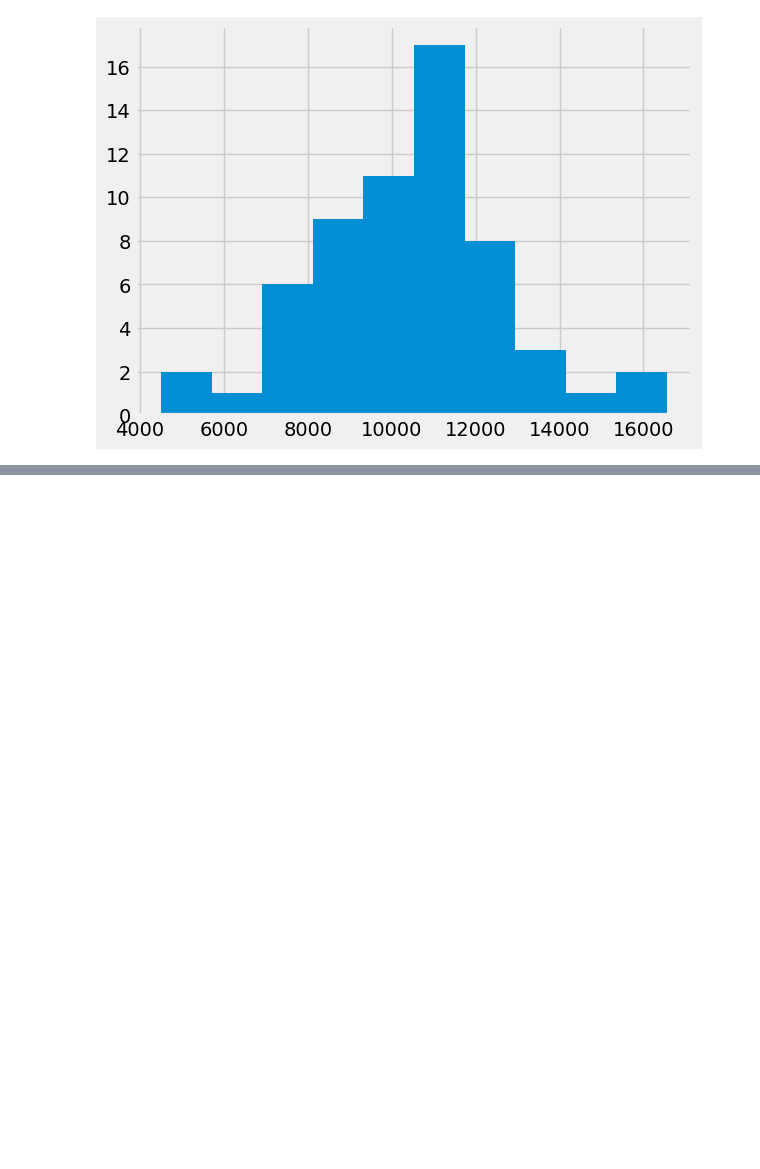
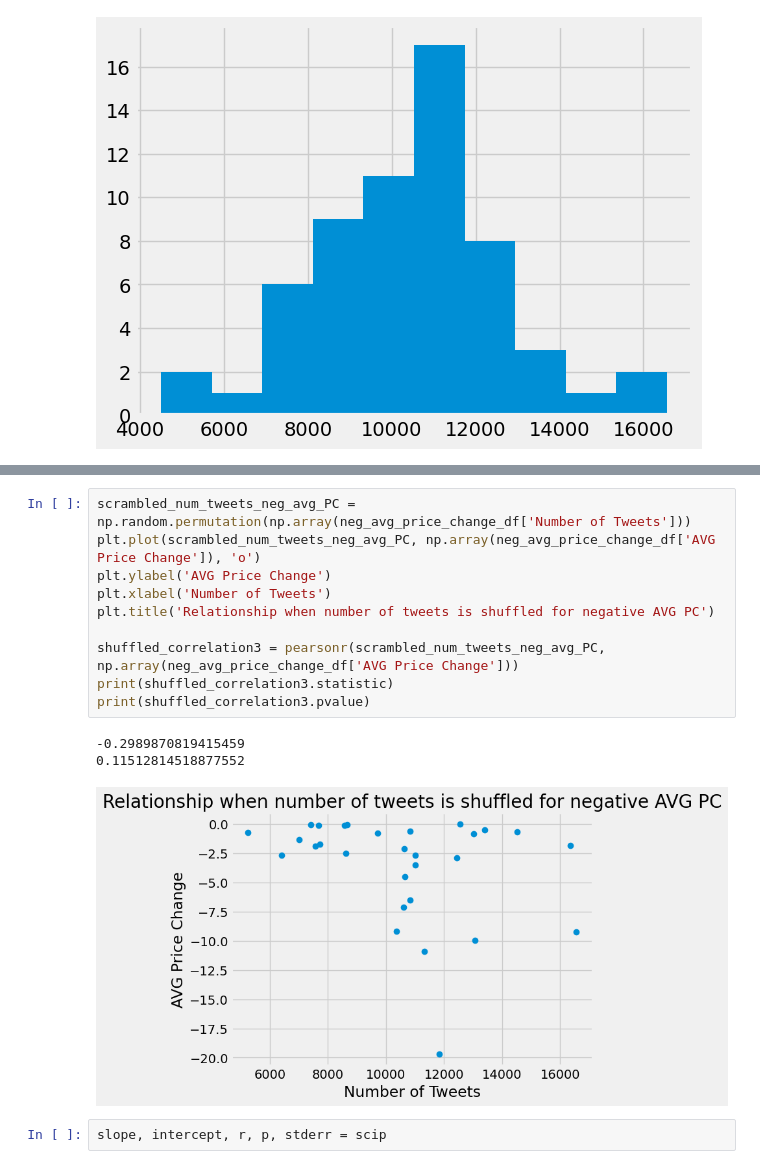
Before and after one commit to JulianaMatovu/Influence-of-Tweets-on-Amazon-Stock-Prices, a Jupyter notebook: Influence of Tweets on Stock Price.ipynb, the cells around one changed output, grey strips where cells are left out. Cells and saved outputs as stored; diff of their text form; blank space fills up the shorter version.

```diff
--- a/Influence of Tweets on Stock Price.ipynb
+++ b/Influence of Tweets on Stock Price.ipynb
@@ -308,3 +354,19 @@ Text(0, 0.5, 'Number of Tweets')
+# %%
+scrambled_num_tweets_neg_avg_PC = np.random.permutation(np.array(neg_avg_price_change_df['Number of Tweets']))
+plt.plot(scrambled_num_tweets_neg_avg_PC, np.array(neg_avg_price_change_df['AVG Price Change']), 'o')
+plt.ylabel('AVG Price Change')
+plt.xlabel('Number of Tweets')
+plt.title('Relationship when number of tweets is shuffled for negative AVG PC')
+
+shuffled_correlation3 = pearsonr(scrambled_num_tweets_neg_avg_PC, np.array(neg_avg_price_change_df['AVG Price Change']))
+print(shuffled_correlation3.statistic)
+print(shuffled_correlation3.pvalue)
+# %% [output]
+-0.2989870819415459
+0.11512814518877552
+[figure, added]
+# %%
+slope, intercept, r, p, stderr = scip
 # %% [markdown]
 <a style='text-decoration:none;line-height:16px;display:flex;color:#5B5B62;padding:10px;justify-content:end;' href='https://deepnote.com?utm_source=created-in-deepnote-cell&projectId=8ed2cdbc-b239-479c-8e21-a9a8877b6149' target="_blank">
 <img alt='Created in deepnote.com' style='display:inline;max-height:16px;margin:0px;margin-right:7.5px;' src='embedded-picture-1' > </img>
```
Also changed, not shown: parts of 12 cells of this notebook.
